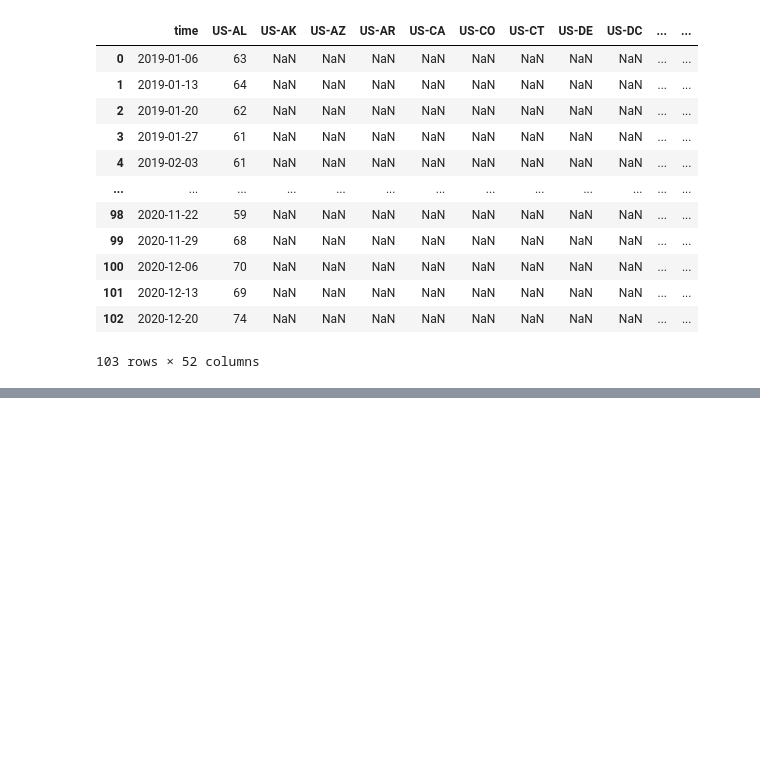
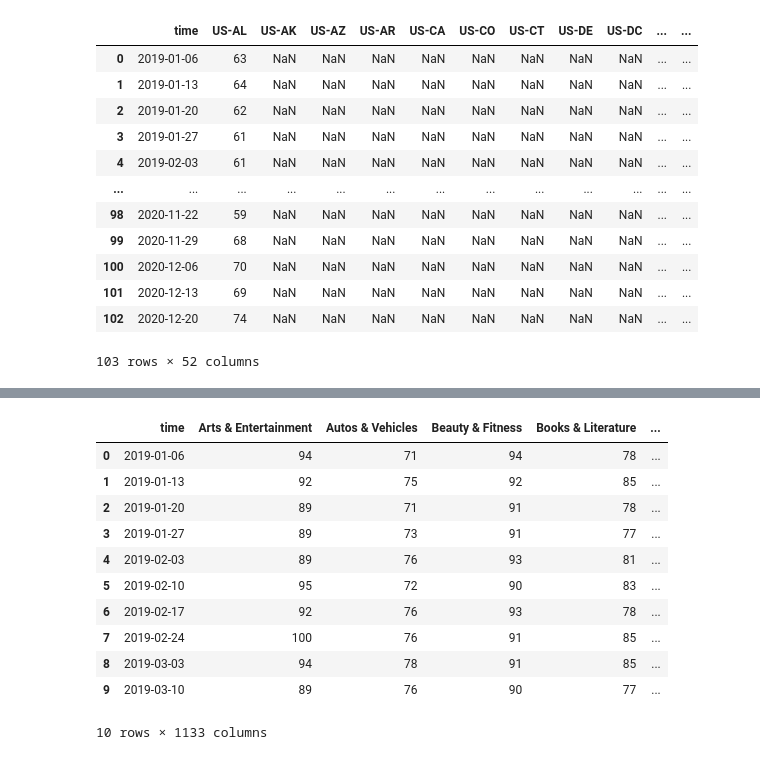
Before and after one commit to sarahDH615/google_trends_covid_project, a Jupyter notebook: sarah/google_trends/pytrends-google-search-data.ipynb, the cells around one changed output, grey strips where cells are left out. Cells and saved outputs as stored; diff of their text form; code cells hidden in the pictures; blank space fills up the shorter version.

```diff
--- a/sarah/google_trends/pytrends-google-search-data.ipynb
+++ b/sarah/google_trends/pytrends-google-search-data.ipynb
@@ -148,3 +279,7 @@ def save_csv(category_index_num):
+# %%
+for x in range(12, 15):
+    per_top_cat_info_collector(x)
+    time.sleep(60)
 # %%
 for x in range(0, 5):
     per_cat_info_collector(x)
@@ -187,8 +322,8 @@ Business & Industrial
 | 102 | 2020-12-20 | 74 | NaN | NaN | NaN | NaN | NaN | NaN | NaN | NaN | ... | ... |
 103 rows × 52 columns
 # %%
-#based on above results for x=0-5, it seems the api allows 4 full api calls within a timeframe - attempt to place 4 calls per hour
-for x in range(4, len(cat_name_list):
+#based on above results for x=0-5, it seems the api allows 4 full api calls within a timeframe - attempt to place 4 calls per minute
+for x in range(4, len(cat_name_list)):
     if (x % 4 == 0) & x > 4:
         time.sleep(60)
         per_cat_info_collector(x)
@@ -210,0 +334,3 @@ for x in range(4, len(cat_name_list):
+# %%
+us_overall_categories_df = pd.DataFrame(columns=columns_list)
+us_overall_categories_df.head()
@@ -210,0 +340,22 @@ for x in range(4, len(cat_name_list):
+# %%
+kw_list = '*'
+for x in range(0, 100):
+    if x == 0:
+        try:
+            pytrends.build_payload(kw_list, cat=cat_list[x], timeframe='2019-01-01 2019-01-01', geo='US')
+            us_cat_interest_df = pd.DataFrame(pytrends.interest_over_time())
+            us_cat_interest_df.reset_index(level=0, inplace=True)
+            us_overall_categories_df['time'] = us_cat_interest_df['date']
+            us_overall_categories_df[f'{cat_name_list[x]}'] = us_cat_interest_df['*']
+            time.sleep(6)
+        except IndexError:
+            print(f"problem with {cat_name_list[category_index_num]}")
+    else:
+        try:
+            pytrends.build_payload(kw_list, cat=cat_list[x], timeframe='2019-01-01 2019-01-02', geo='US')
+            us_cat_interest_df = pd.DataFrame(pytrends.interest_over_time())
+            us_cat_interest_df.reset_index(level=0, inplace=True)
+            us_overall_categories_df[f'{cat_name_list[x]}'] = us_cat_interest_df['*']
+            time.sleep(6)
+        except IndexError:
+            print(f"problem with {cat_name_list[category_index_num]}")
@@ -210,0 +396,15 @@ for x in range(4, len(cat_name_list):
+# %%
+us_overall_categories_df.head(10)
+# %% [output]
+|  | time | Arts & Entertainment | Autos & Vehicles | Beauty & Fitness | Books & Literature | ... |
+| 0 | 2019-01-06 | 94 | 71 | 94 | 78 | ... |
+| 1 | 2019-01-13 | 92 | 75 | 92 | 85 | ... |
+| 2 | 2019-01-20 | 89 | 71 | 91 | 78 | ... |
+| 3 | 2019-01-27 | 89 | 73 | 91 | 77 | ... |
+| 4 | 2019-02-03 | 89 | 76 | 93 | 81 | ... |
+| 5 | 2019-02-10 | 95 | 72 | 90 | 83 | ... |
+| 6 | 2019-02-17 | 92 | 76 | 93 | 78 | ... |
+| 7 | 2019-02-24 | 100 | 76 | 91 | 85 | ... |
+| 8 | 2019-03-03 | 94 | 78 | 91 | 85 | ... |
+| 9 | 2019-03-10 | 89 | 76 | 90 | 77 | ... |
+10 rows × 1133 columns
```
Also changed, not shown: parts of 19 cells of this notebook, 10 other files.
